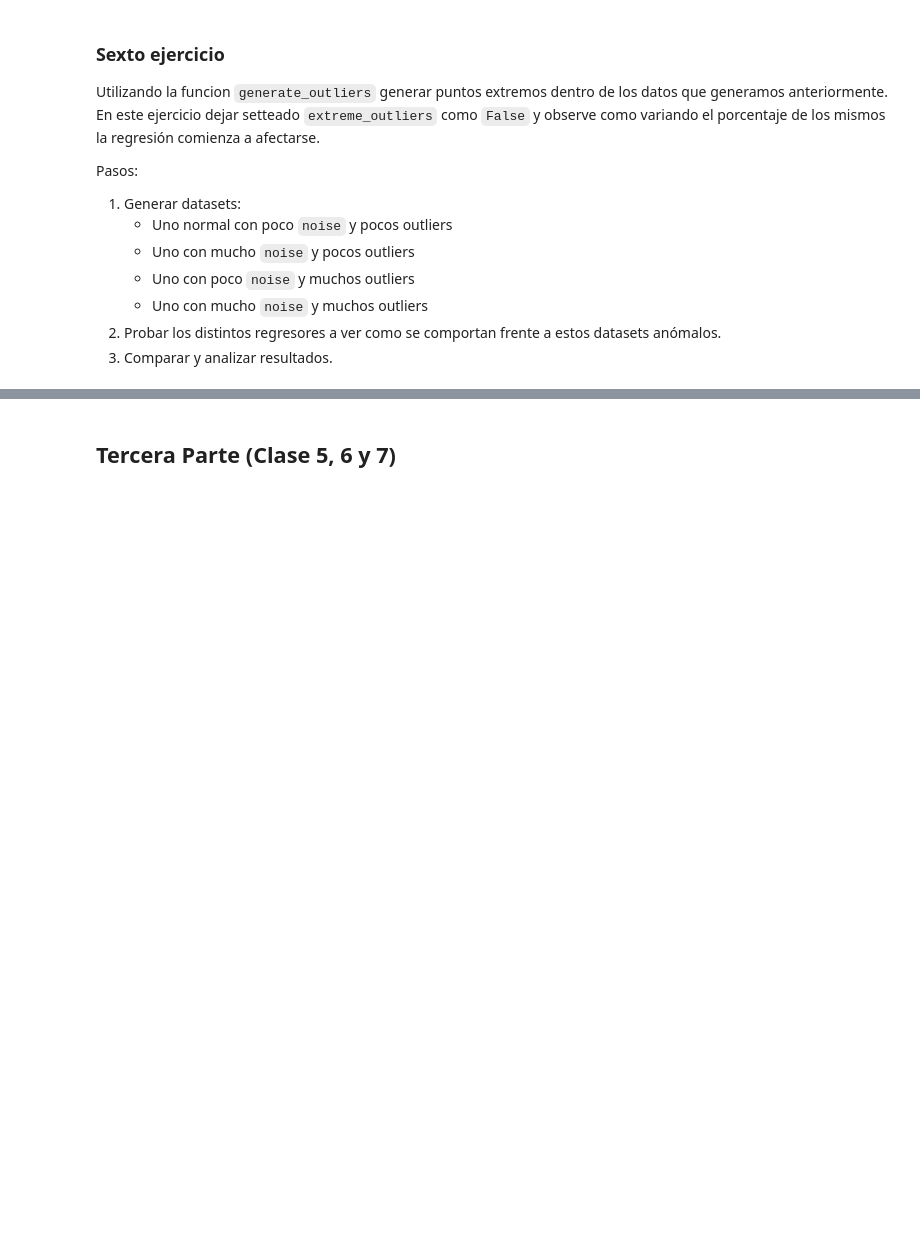
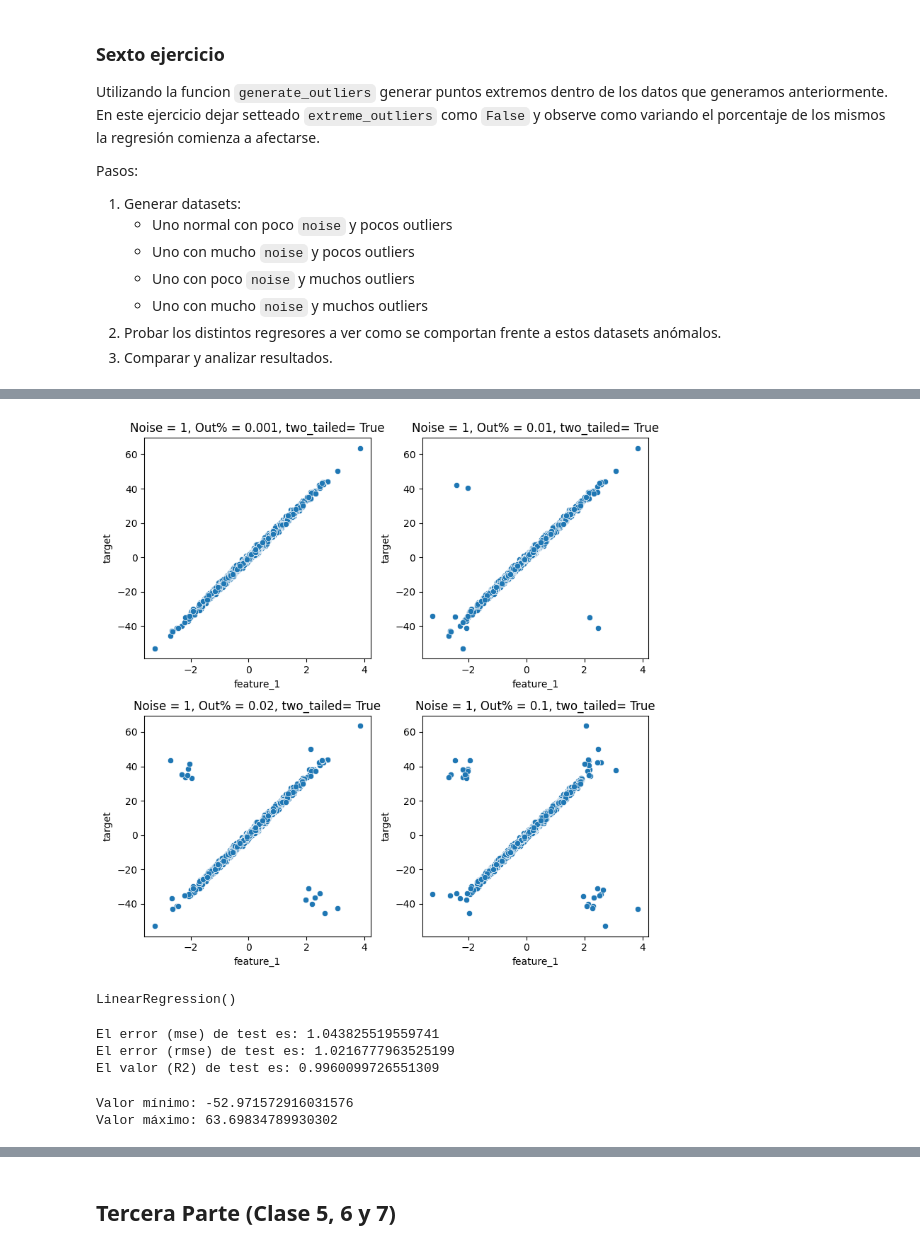
Before and after one commit to LeandroAlbachiaro/intro_ia, a Jupyter notebook: tp_integrador_enunciado/tp_integrador.ipynb, the cells around one changed output, grey strips where cells are left out. Cells and saved outputs as stored; diff of their text form; code cells hidden in the pictures; blank space fills up the shorter version.

```diff
--- a/tp_integrador_enunciado/tp_integrador.ipynb
+++ b/tp_integrador_enunciado/tp_integrador.ipynb
@@ -286,2 +372,35 @@ df.head()
+# %%
+df_outlier1 = generate_outliers(df,['feature_1'], percentage = 0.001, extreme_outlier = False, two_tailed= True)
+df_outlier2 = generate_outliers(df,['feature_1'], percentage = 0.01, extreme_outlier = False, two_tailed= True)
+df_outlier3 = generate_outliers(df,['feature_1'], percentage = 0.02, extreme_outlier = False, two_tailed= True)
+df_outlier4 = generate_outliers(df,['feature_1'], percentage = 0.1, extreme_outlier = False, two_tailed= True)
+# %%
+# Crear una figura y una cuadrícula de subtramas
+fig, axes = plt.subplots(nrows=2, ncols=2, figsize=(8, 8))
+
+# Lista de DataFrames
+dataframes = [df_outlier1, df_outlier2, df_outlier3, df_outlier4]
+
+# Iterar sobre los DataFrames y asignar cada uno a una subtrama
+for i, lista in enumerate(dataframes):
+    row = i // 2  # Fila de la subtrama
+    col = i % 2   # Columna de la subtrama
+
+    # Graficar el DataFrame en la subtrama correspondiente
+    for column in lista.columns[:-1]:
+        sns.scatterplot(data=lista, x=column, y='target', ax=axes[row, col])
+
+axes[0, 0].set_title('Noise = 1, Out% = 0.001, two_tailed= True', fontsize=12)
+axes[0, 1].set_title('Noise = 1, Out% = 0.01, two_tailed= True', fontsize=12)
+axes[1, 0].set_title('Noise = 1, Out% = 0.02, two_tailed= True', fontsize=12)
+axes[1, 1].set_title('Noise = 1, Out% = 0.1, two_tailed= True', fontsize=12)
+
+# Ajustar el espaciado entre subtramas
+plt.tight_layout()
+
+# Mostrar el gráfico
+plt.show()
+# %% [output]
+[figure, added]
 # %%
 from sklearn.linear_model import LinearRegression, HuberRegressor, ElasticNetCV
@@ -287,0 +413,5 @@ from sklearn.linear_model import LinearRegression, HuberRegressor, ElasticNetCV
+# %%
+regression_model = LinearRegression()
+regression_model.fit(X_train, y_train)
+# %% [output]
+LinearRegression()
@@ -287,0 +420,27 @@ from sklearn.linear_model import LinearRegression, HuberRegressor, ElasticNetCV
+# %%
+mse = mean_squared_error(y_test, y_pred)
+print(f"El error (mse) de test es: {mse}")
+
+rmse_ols = mean_squared_error(
+            y_true  = y_test,
+            y_pred  = y_pred,
+            squared = False
+           )
+
+print(f"El error (rmse) de test es: {rmse_ols}")
+
+R2 = metrics.r2_score(y_test, y_pred)
+print(f"El valor (R2) de test es: {R2}")
+# %% [output]
+El error (mse) de test es: 1.043825519559741
+El error (rmse) de test es: 1.0216777963525199
+El valor (R2) de test es: 0.9960099726551309
+# %%
+valor_minimo = y1.min()
+valor_maximo = y1.max()
+
+print("Valor mínimo:", valor_minimo)
+print("Valor máximo:", valor_maximo)
+# %% [output]
+Valor mínimo: -52.971572916031576
+Valor máximo: 63.69834789930302
```
Also changed, not shown: parts of 20 cells of this notebook, 2 other files.
